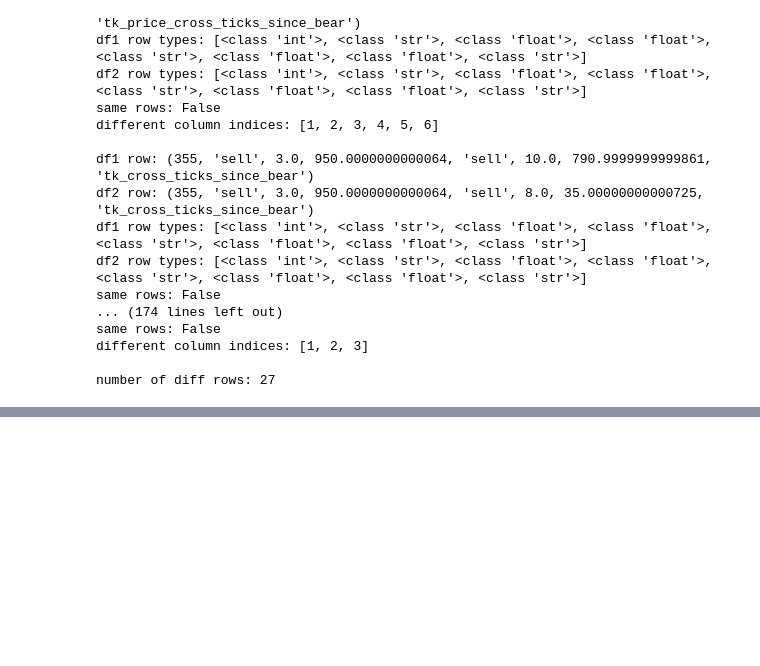
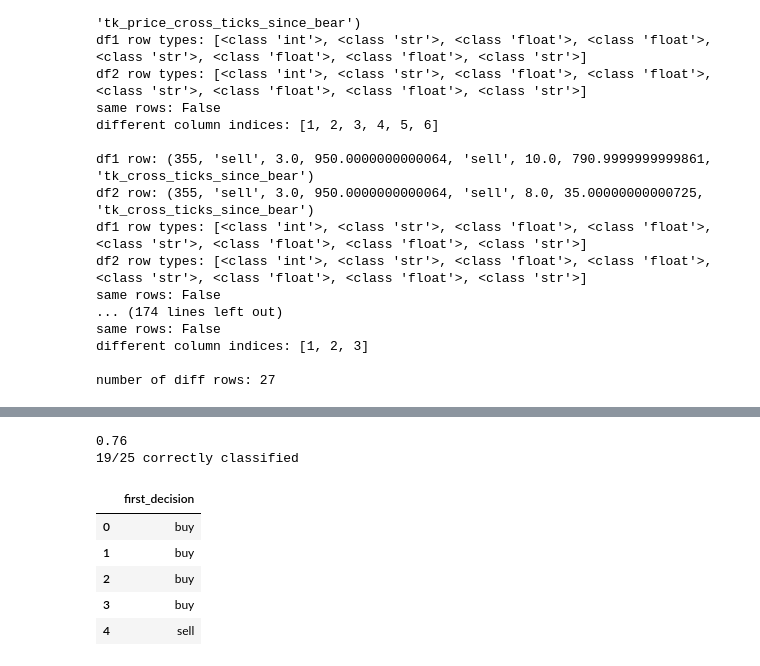
Before and after one commit to 2nsobi/ForexMachine, a Jupyter notebook: notebooks/get_ichimoku_signals.ipynb, the cells around one changed output, grey strips where cells are left out. Drawn from its saved outputs; the diff is of its cells as text; code cells hidden in the pictures; blank space fills up the shorter version.

```diff
--- a/notebooks/get_ichimoku_signals.ipynb
+++ b/notebooks/get_ichimoku_signals.ipynb
@@ -1487,0 +1703,17 @@ show_data_from_range(data_with_ichi, '2012-10-29', '2012-12-29',
+# %%
+dtest = xgb.DMatrix(x_dard)
+decision_preds = decision_predictor.predict(dtest)
+decision_preds = pd.DataFrame(decision_preds,columns=y.columns)
+decision_preds = convert_class_labels(decision_preds, to_ints=False, labels_dict=labels_dict)[0]
+print(1-error_rate(y, decision_preds))
+print(f'{int((1-error_rate(y, decision_preds))*len(decision_preds))}/{len(decision_preds)} correctly classified')
+decision_preds.head()
+# %% [output]
+0.76
+19/25 correctly classified
+|  | first_decision |
+| 0 | buy |
+| 1 | buy |
+| 2 | buy |
+| 3 | buy |
+| 4 | sell |
```
Also changed, not shown: parts of 25 cells of this notebook.
